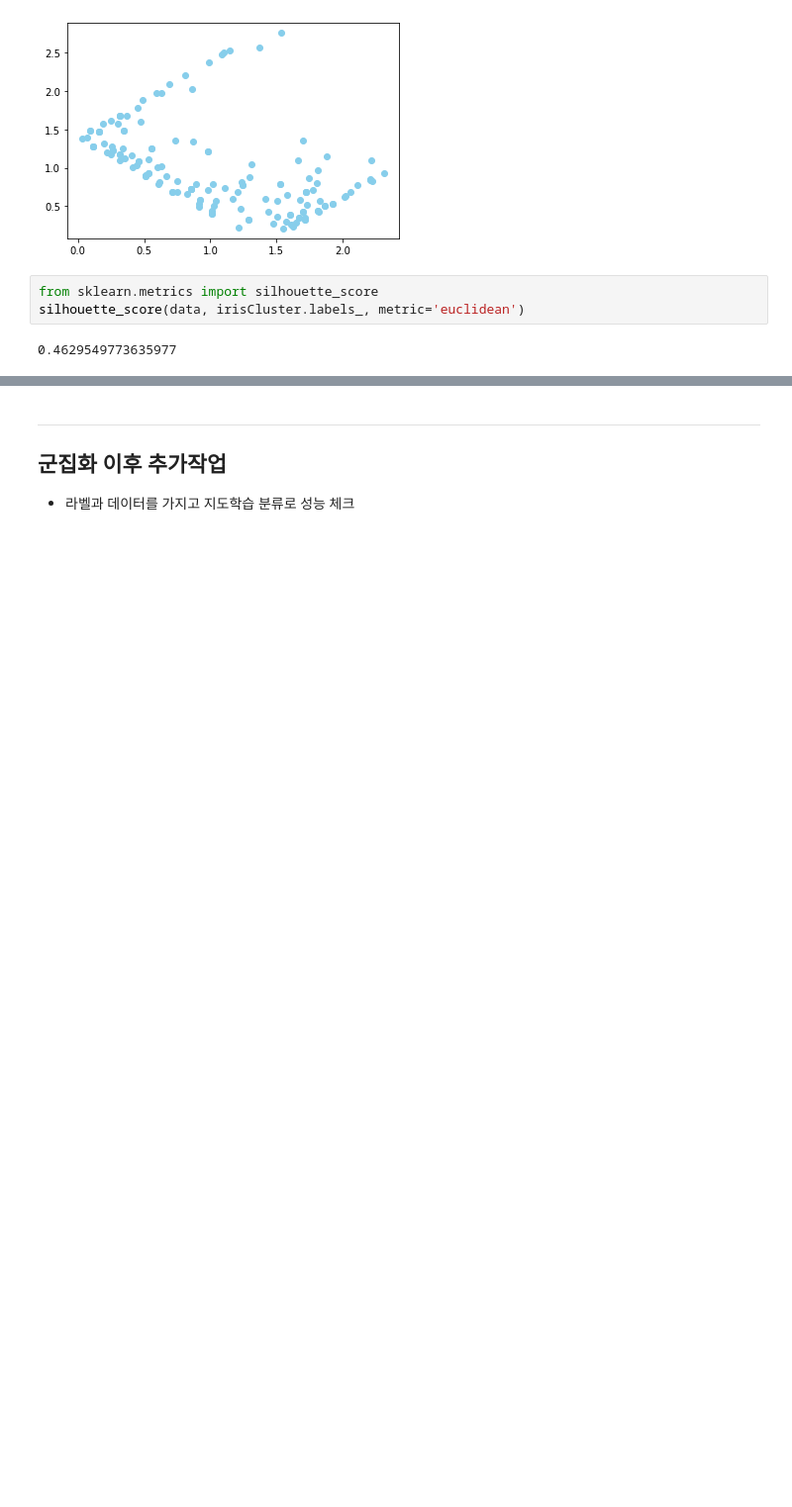
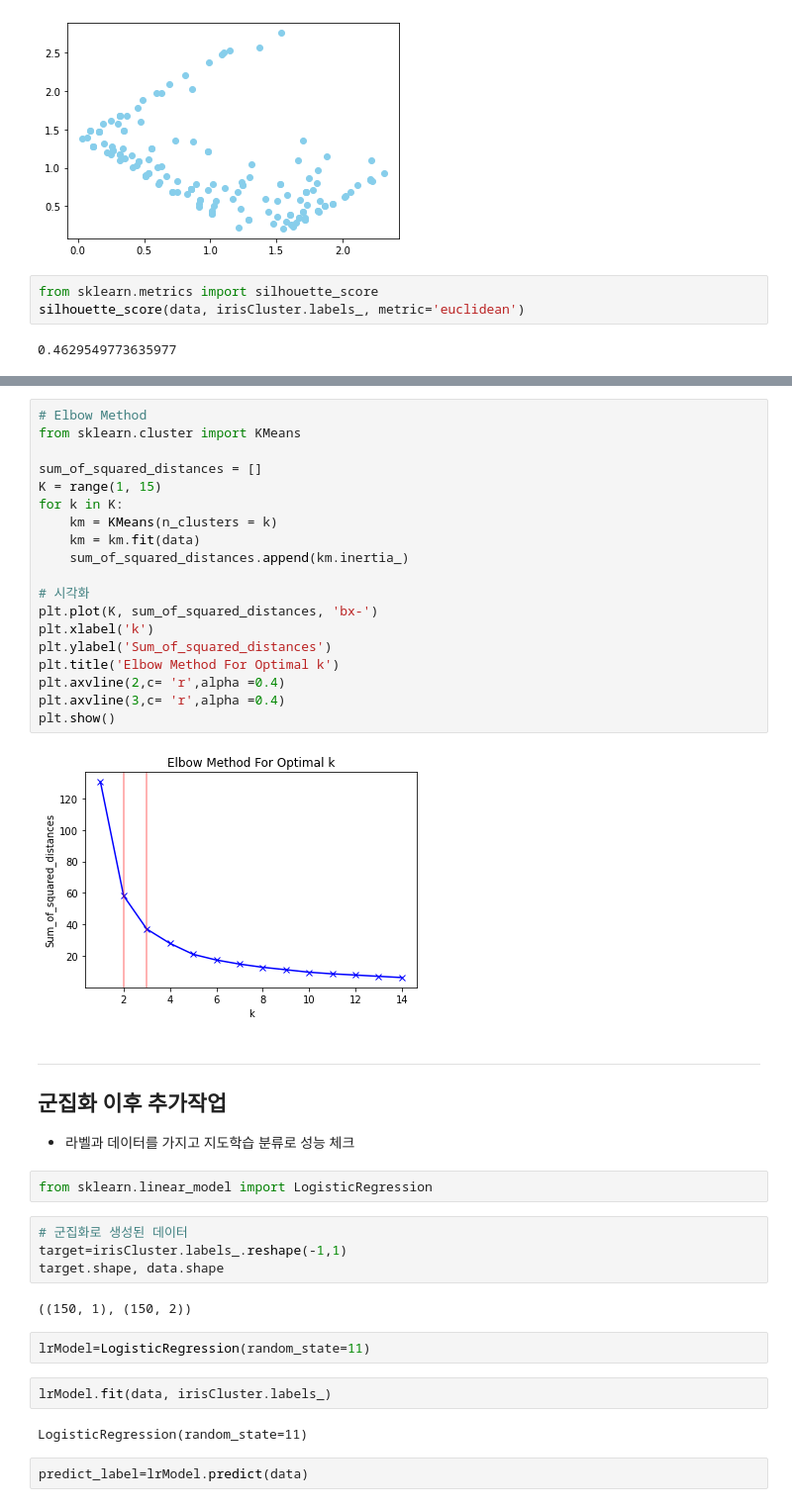
Before and after one commit to qud0511/Machine-Learning, a Jupyter notebook: Kim_ML/lesson/Deep-L/0919_KMeans_iris.ipynb, the cells around one changed output, grey strips where cells are left out. Shown at 99% size. Cells and saved outputs as stored; diff of their text form; blank space fills up the shorter version.

```diff
--- a/Kim_ML/lesson/Deep-L/0919_KMeans_iris.ipynb
+++ b/Kim_ML/lesson/Deep-L/0919_KMeans_iris.ipynb
@@ -158,4 +179,41 @@ silhouette_score(data, irisCluster.labels_, metric='euclidean')
+# %%
+# Elbow Method
+from sklearn.cluster import KMeans
+
+sum_of_squared_distances = []
+K = range(1, 15)
+for k in K:
+    km = KMeans(n_clusters = k)
+    km = km.fit(data)
+    sum_of_squared_distances.append(km.inertia_)
+
+# 시각화
+plt.plot(K, sum_of_squared_distances, 'bx-')
+plt.xlabel('k')
+plt.ylabel('Sum_of_squared_distances')
+plt.title('Elbow Method For Optimal k')
+plt.axvline(2,c= 'r',alpha =0.4)
+plt.axvline(3,c= 'r',alpha =0.4)
+plt.show()
+# %% [output]
+[figure, added]
 # %% [markdown]
 ---
 ## 군집화 이후 추가작업
 - 라벨과 데이터를 가지고 지도학습 분류로 성능 체크
+# %%
+from sklearn.linear_model import LogisticRegression
+# %%
+# 군집화로 생성된 데이터
+target=irisCluster.labels_.reshape(-1,1)
+target.shape, data.shape
+# %% [output]
+((150, 1), (150, 2))
+# %%
+lrModel=LogisticRegression(random_state=11)
+# %%
+lrModel.fit(data, irisCluster.labels_)
+# %% [output]
+LogisticRegression(random_state=11)
+# %%
+predict_label=lrModel.predict(data)
```
Also changed, not shown: parts of 3 cells of this notebook, 1 other file.
